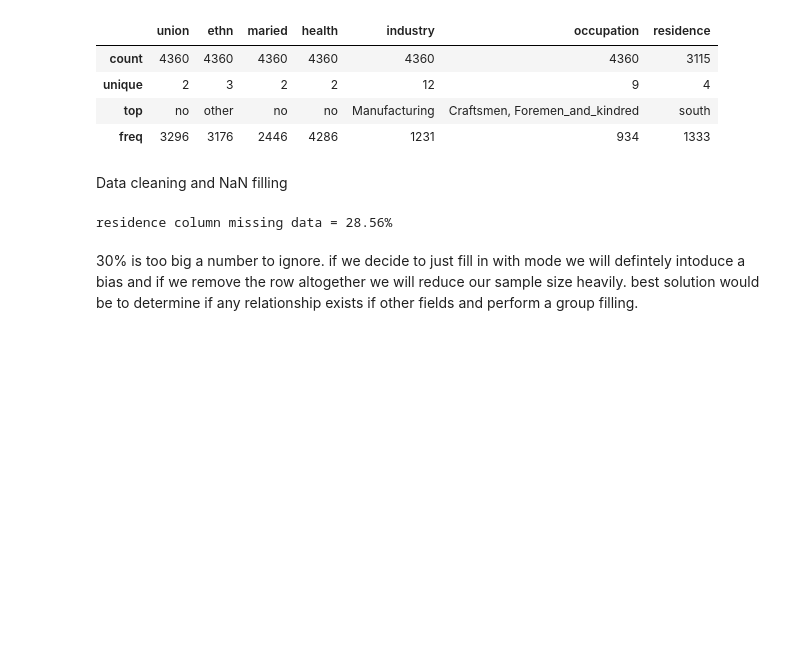
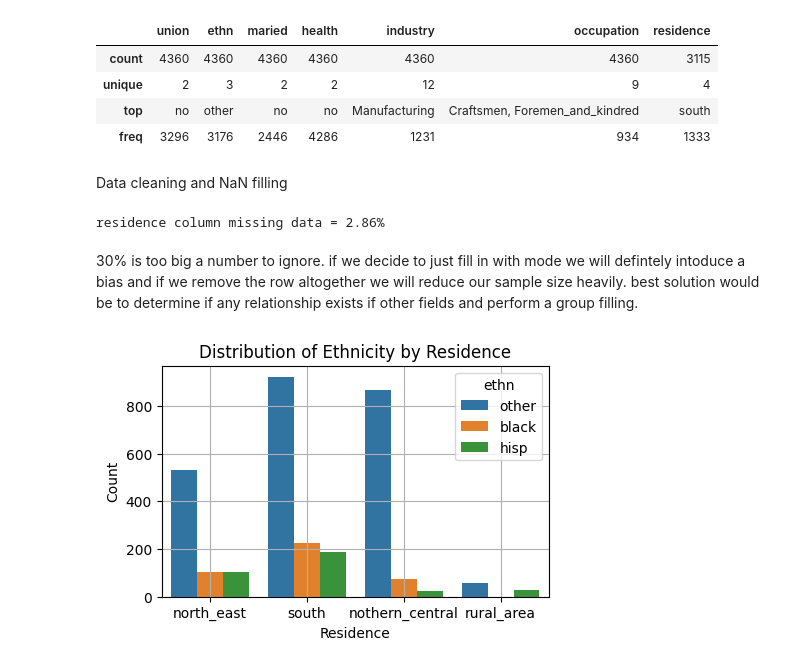
Before and after one commit to levyashvin/exploratory-data-analysis, a Jupyter notebook: males_dataset_analysis.ipynb, the cells around one changed output. Saved outputs shown, nothing was run; the diff lists cells and outputs as text; code cells hidden in the pictures; blank space fills up the shorter version.

```diff
--- a/males_dataset_analysis.ipynb
+++ b/males_dataset_analysis.ipynb
@@ -9,11 +15,8 @@ Analysis of Males.csv file using python
 # %% [markdown]
 Loading dataset into python
 # %%
-import pandas as pd
-import numpy as np
-
-df = pd.read_csv('https://raw.githubusercontent.com/salemprakash/EDA/main/Data/Males.csv')
-df.head()
+data = pd.read_csv('https://raw.githubusercontent.com/salemprakash/EDA/main/Data/Males.csv')
+data.head()
 # %% [output]
 |  | rownames | nr | year | school | exper | union | ethn | maried | health | wage | industry | ... |
 | 0 | 1 | 13 | 1980 | 14 | 1 | no | other | no | no | 1.197540 | Business_and_Repair_Service | ... |
@@ -72,9 +75,21 @@ df.describe(include=['object','bool'])
 Data cleaning and NaN filling
 # %%
 #size of data missing in residence column
-residence_percent = df['residence'].isnull().mean() * 100
+residence_percent = data['residence'].isnull().mean() * 10
+missing_residence = data['residence'].isnull().sum()
 print(f'residence column missing data = {residence_percent:.2f}%')
 # %% [output]
-residence column missing data = 28.56%
+residence column missing data = 2.86%
 # %% [markdown]
 30% is too big a number to ignore. if we decide to just fill in with mode we will defintely intoduce a bias and if we remove the row altogether we will reduce our sample size heavily. best solution would be to determine if any relationship exists if other fields and perform a group filling.
+# %%
+#ethnicity distribution by residence
+plt.figure(figsize=(5, 3))
+sns.countplot(data=data, x='residence', hue='ethn')
+plt.title('Distribution of Ethnicity by Residence')
+plt.xlabel('Residence')
+plt.ylabel('Count')
+plt.grid(True)
+plt.show()
+# %% [output]
+[figure, added]
```
Also changed, not shown: parts of 13 cells of this notebook.
